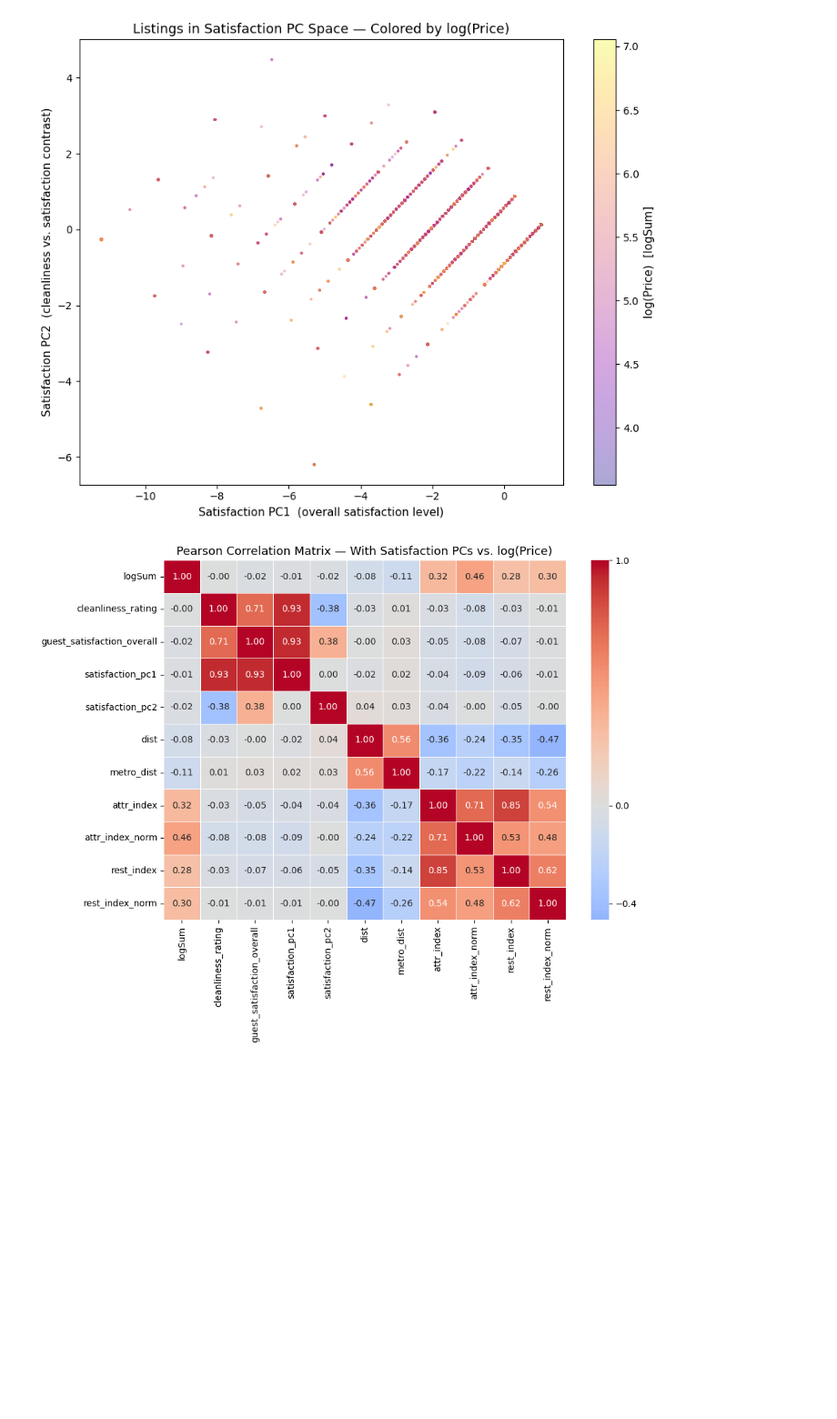
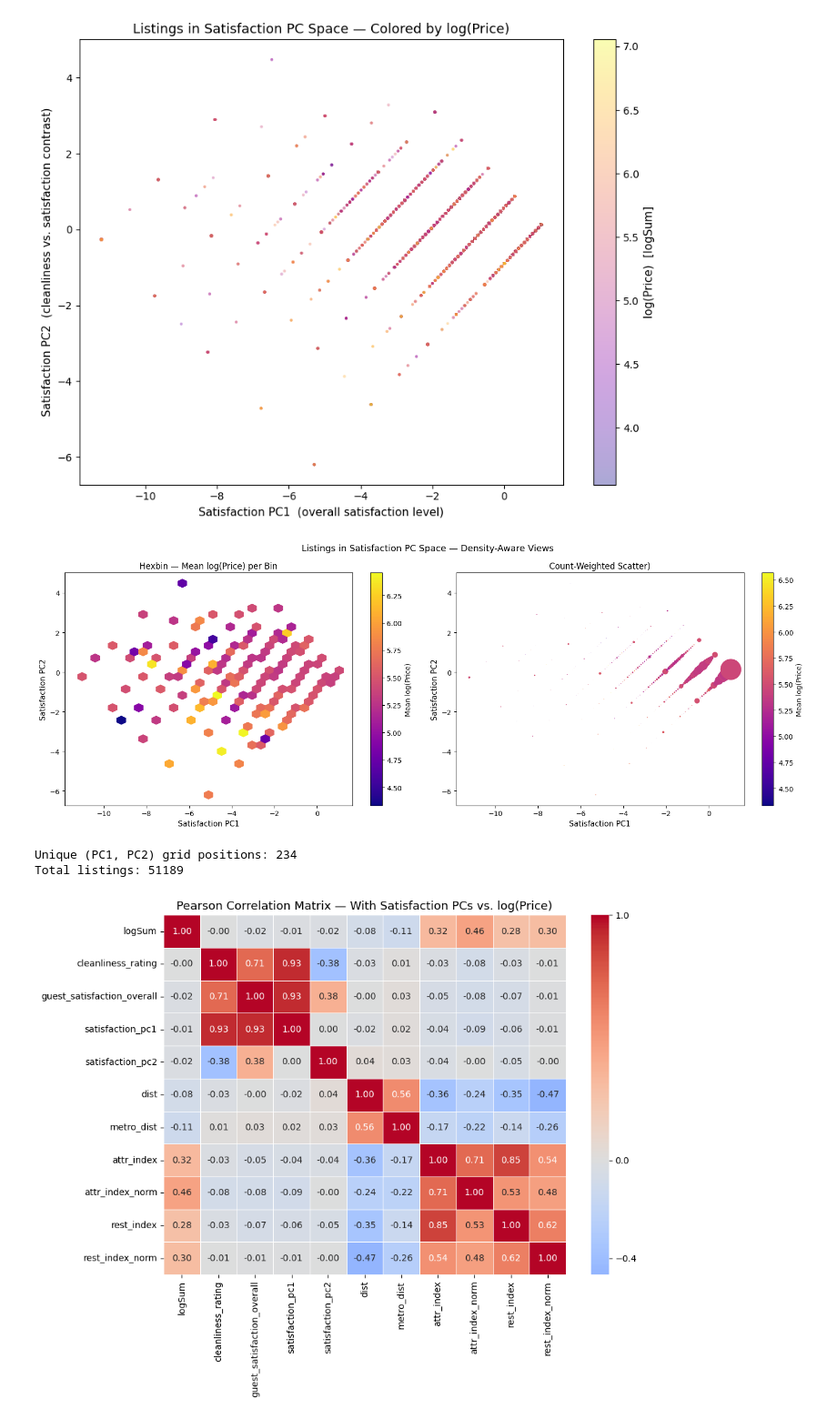
Before and after one commit to ShenghaoXue/MATH-189-Project-SP26, a Jupyter notebook: phase_3.ipynb, the cells around one changed output. Shown at 91% size. Drawn from its saved outputs; the diff is of its cells as text; code cells hidden in the pictures; blank space fills up the shorter version.

Commit message:
Added density-aware visualization of satisfaction PC space.

```diff
--- a/phase_3.ipynb
+++ b/phase_3.ipynb
@@ -347,6 +347,57 @@ plt.savefig("pca_scatter_logprice.png", dpi=300, bbox_inches="tight")
 plt.show()
 # %% [output]
 [figure]
+# %%
+# --- Density-aware views of PC space ---
+
+counts = (
+    df.groupby(["satisfaction_pc1", "satisfaction_pc2"])["logSum"]
+    .agg(n="count", mean_logprice="mean")
+    .reset_index()
+)
+
+fig, axes = plt.subplots(1, 2, figsize=(16, 6))
+
+# --- Option 1: hexbin ---
+hb = axes[0].hexbin(
+    df["satisfaction_pc1"],
+    df["satisfaction_pc2"],
+    C=df["logSum"],
+    gridsize=30,
+    cmap="plasma",
+    reduce_C_function=np.mean,
+)
+fig.colorbar(hb, ax=axes[0]).set_label("Mean log(Price)", fontsize=10)
+axes[0].set_xlabel("Satisfaction PC1", fontsize=11)
+axes[0].set_ylabel("Satisfaction PC2", fontsize=11)
+axes[0].set_title("Hexbin — Mean log(Price) per Bin", fontsize=12)
+
+# --- Option 2: count-weighted scatter ---
+sc2 = axes[1].scatter(
+    counts["satisfaction_pc1"],
+    counts["satisfaction_pc2"],
+    s=counts["n"] / 10,
+    c=counts["mean_logprice"],
+    cmap="plasma",
+    alpha=1.0,
+    linewidths=0,
+)
+fig.colorbar(sc2, ax=axes[1]).set_label("Mean log(Price)", fontsize=10)
+axes[1].set_xlabel("Satisfaction PC1", fontsize=11)
+axes[1].set_ylabel("Satisfaction PC2", fontsize=11)
+axes[1].set_title("Count-Weighted Scatter)", fontsize=12)
+
+plt.suptitle("Listings in Satisfaction PC Space — Density-Aware Views", fontsize=13)
+plt.tight_layout()
+plt.savefig("pca_scatter_density.png", dpi=300, bbox_inches="tight")
+plt.show()
+
+print(f"Unique (PC1, PC2) grid positions: {len(counts)}")
+print(f"Total listings: {counts['n'].sum()}")
+# %% [output]
+[figure, added]
+Unique (PC1, PC2) grid positions: 234
+Total listings: 51189
 # %%
 # --- Correlation Matrix: transformed features ---
 # cleanliness_rating + guest_satisfaction_overall replaced by satisfaction_pc1 + satisfaction_pc2
```
Also changed, not shown: 1 other file.
